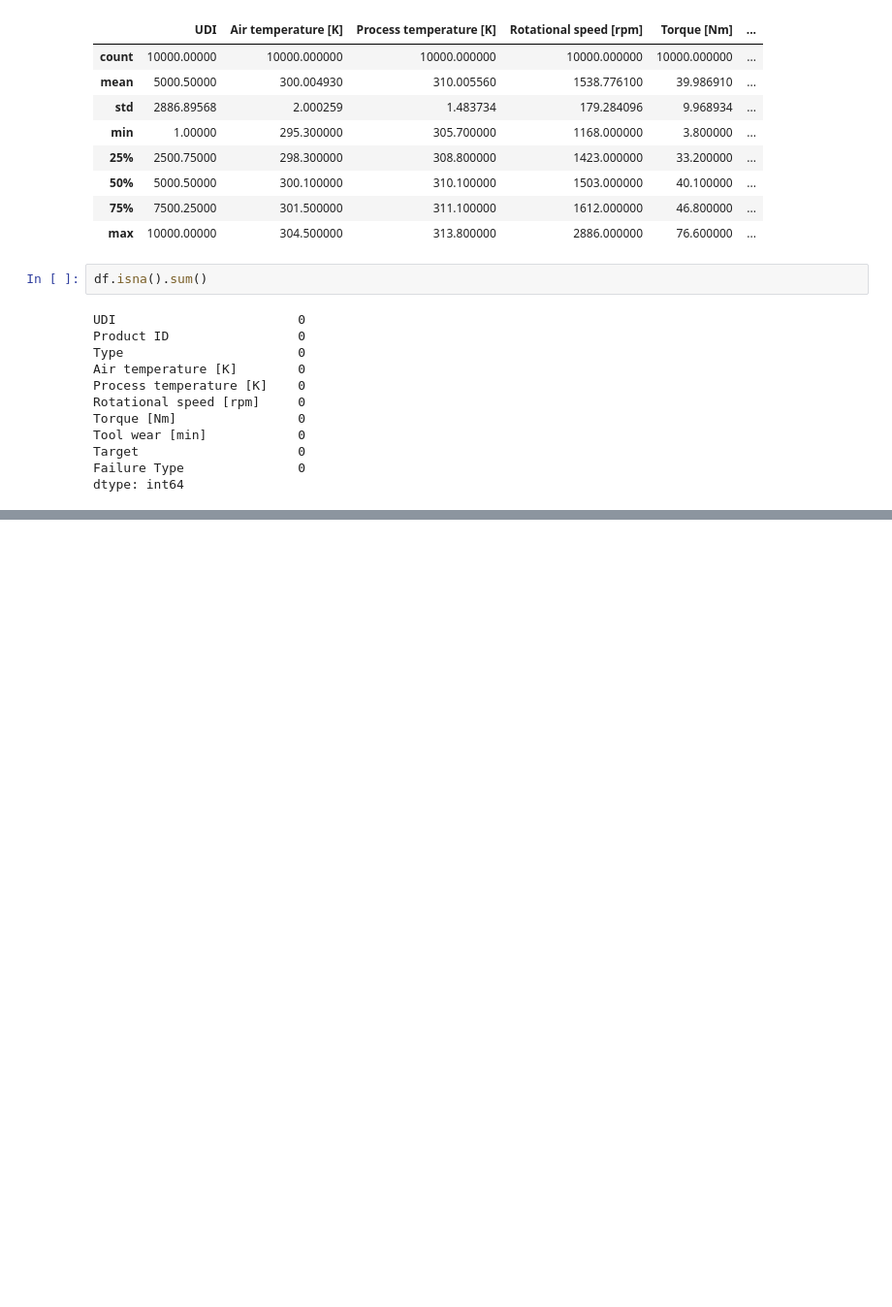
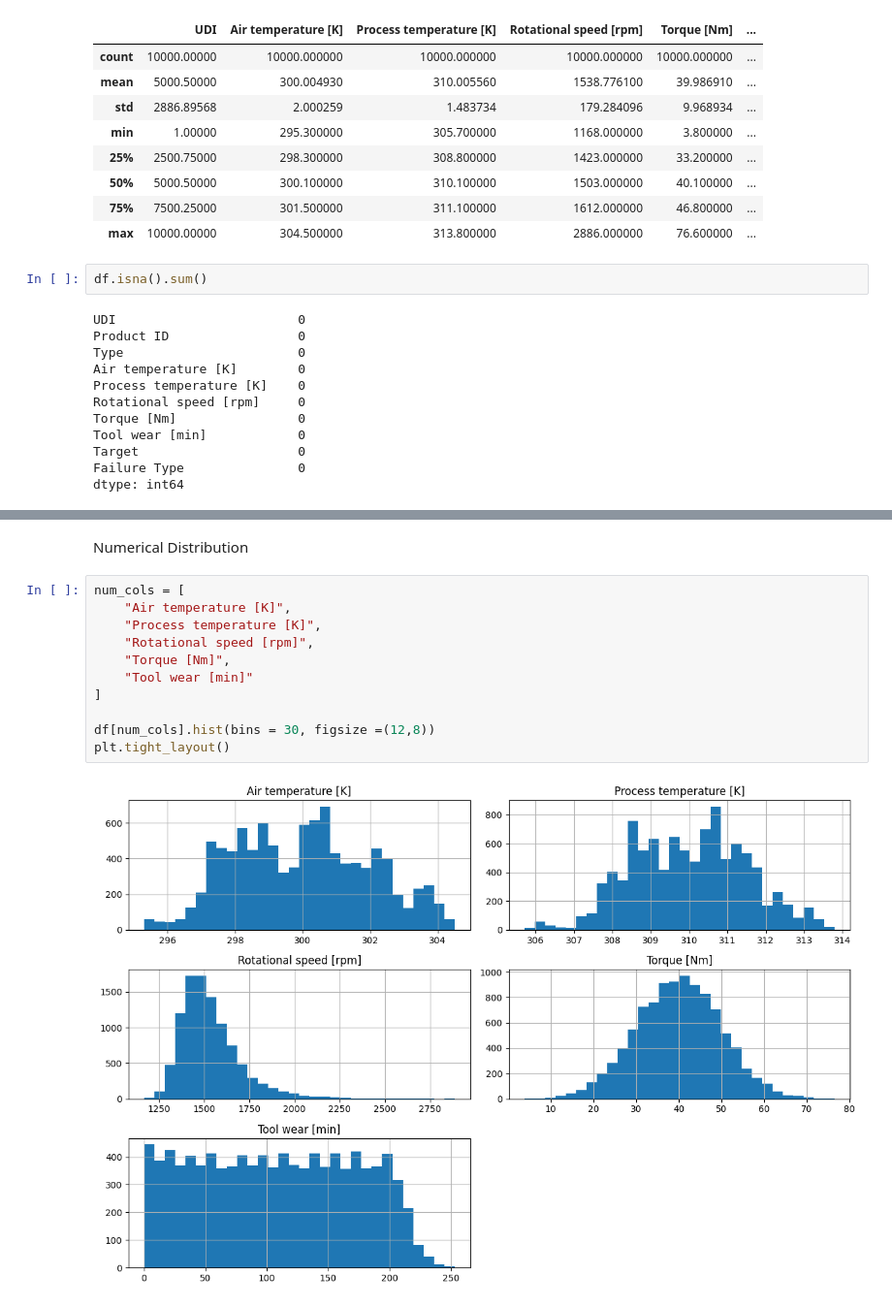
Before and after one commit to Livanturk/Machine-Predictive-Maintenance, a Jupyter notebook: src/EDA.ipynb, the cells around one changed output, grey strips where cells are left out. Shown at 97% size. Cells and saved outputs as stored; diff of their text form; blank space fills up the shorter version.

```diff
--- a/src/EDA.ipynb
+++ b/src/EDA.ipynb
@@ -72,0 +85,15 @@ plt.xticks(rotation = 45)
+# %% [markdown]
+Numerical Distribution
+# %%
+num_cols = [
+    "Air temperature [K]",
+    "Process temperature [K]",
+    "Rotational speed [rpm]",
+    "Torque [Nm]",
+    "Tool wear [min]"
+]
+
+df[num_cols].hist(bins = 30, figsize =(12,8))
+plt.tight_layout()
+# %% [output]
+[figure, added]
```
Also changed, not shown: parts of 12 cells of this notebook.
